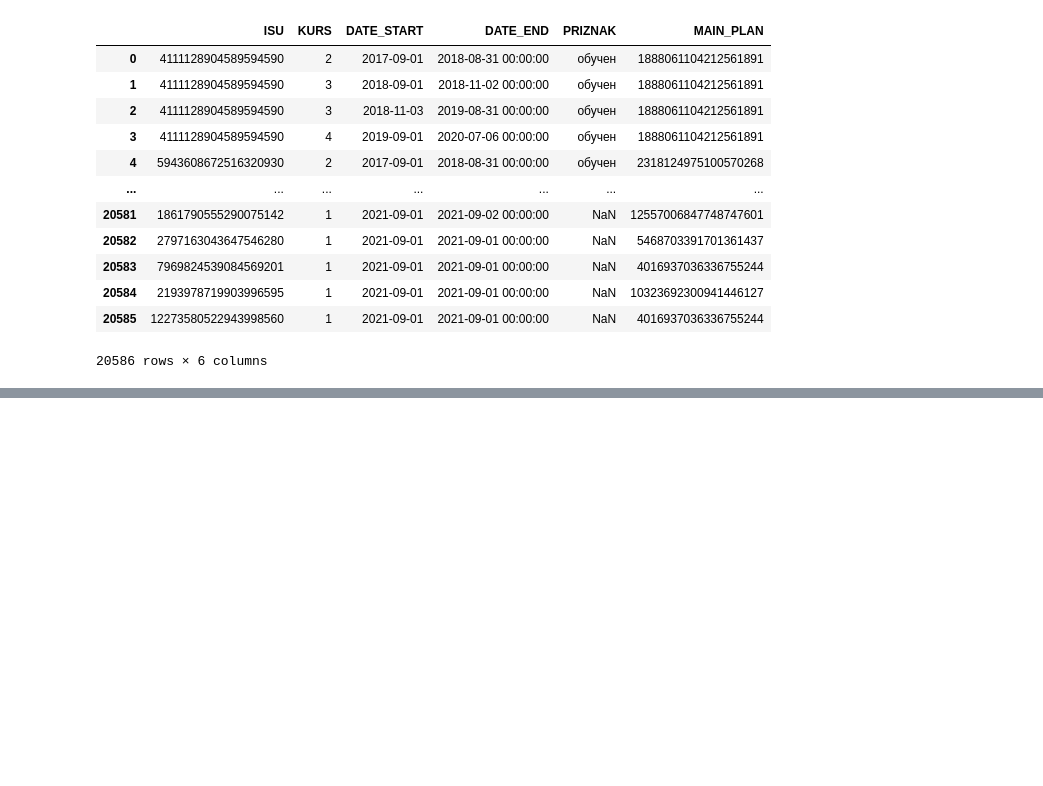
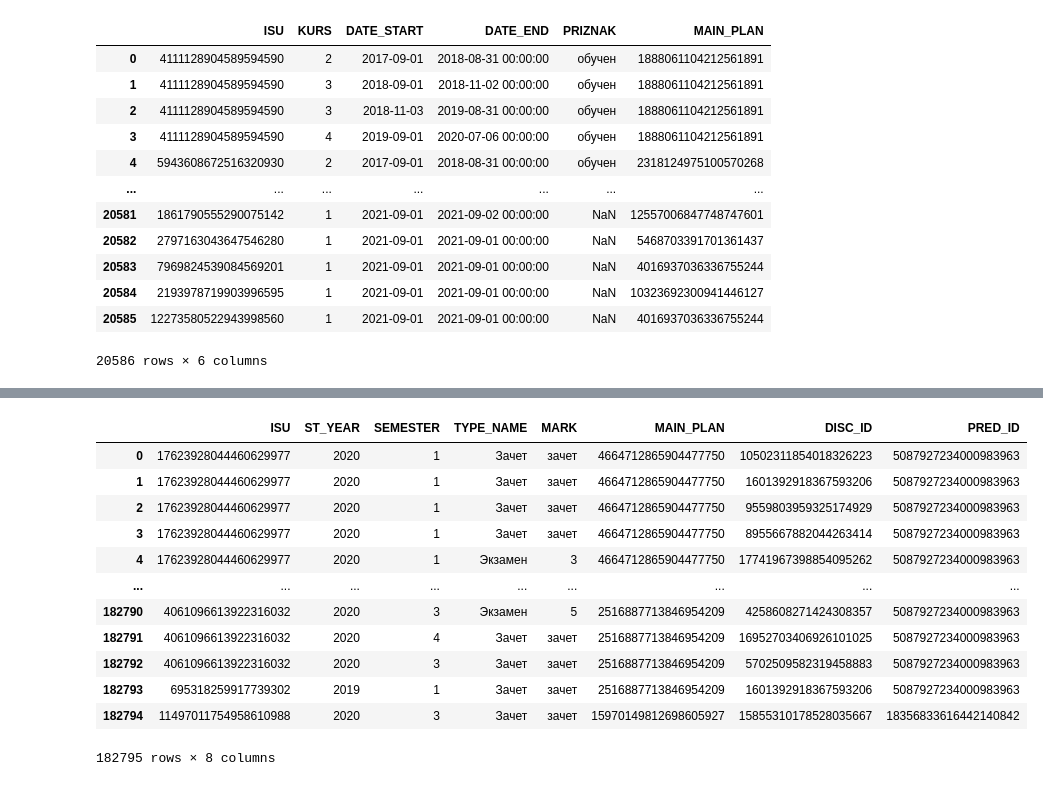
Before and after one commit to gulyaevAA/avito, a Jupyter notebook: Learning Analytics Competition (in progress)/Untitled.ipynb, the cells around one changed output, grey strips where cells are left out. Cells and saved outputs as stored; diff of their text form; code cells hidden in the pictures; blank space fills up the shorter version.

```diff
--- a/Learning Analytics Competition (in progress)/Untitled.ipynb
+++ b/Learning Analytics Competition (in progress)/Untitled.ipynb
@@ -37,0 +80,16 @@ comp_students
+# %%
+comp_marks
+# %% [output]
+|  | ISU | ST_YEAR | SEMESTER | TYPE_NAME | MARK | MAIN_PLAN | DISC_ID | PRED_ID |
+| 0 | 17623928044460629977 | 2020 | 1 | Зачет | зачет | 4664712865904477750 | 10502311854018326223 | 5087927234000983963 |
+| 1 | 17623928044460629977 | 2020 | 1 | Зачет | зачет | 4664712865904477750 | 1601392918367593206 | 5087927234000983963 |
+| 2 | 17623928044460629977 | 2020 | 1 | Зачет | зачет | 4664712865904477750 | 9559803959325174929 | 5087927234000983963 |
+| 3 | 17623928044460629977 | 2020 | 1 | Зачет | зачет | 4664712865904477750 | 8955667882044263414 | 5087927234000983963 |
+| 4 | 17623928044460629977 | 2020 | 1 | Экзамен | 3 | 4664712865904477750 | 17741967398854095262 | 5087927234000983963 |
+| ... | ... | ... | ... | ... | ... | ... | ... | ... |
+| 182790 | 4061096613922316032 | 2020 | 3 | Экзамен | 5 | 2516887713846954209 | 4258608271424308357 | 5087927234000983963 |
+| 182791 | 4061096613922316032 | 2020 | 4 | Зачет | зачет | 2516887713846954209 | 16952703406926101025 | 5087927234000983963 |
+| 182792 | 4061096613922316032 | 2020 | 3 | Зачет | зачет | 2516887713846954209 | 5702509582319458883 | 5087927234000983963 |
+| 182793 | 695318259917739302 | 2019 | 1 | Зачет | зачет | 2516887713846954209 | 1601392918367593206 | 5087927234000983963 |
+| 182794 | 11497011754958610988 | 2020 | 3 | Зачет | зачет | 15970149812698605927 | 15855310178528035667 | 18356833616442140842 |
+182795 rows × 8 columns
```
Also changed, not shown: parts of 13 cells of this notebook.
